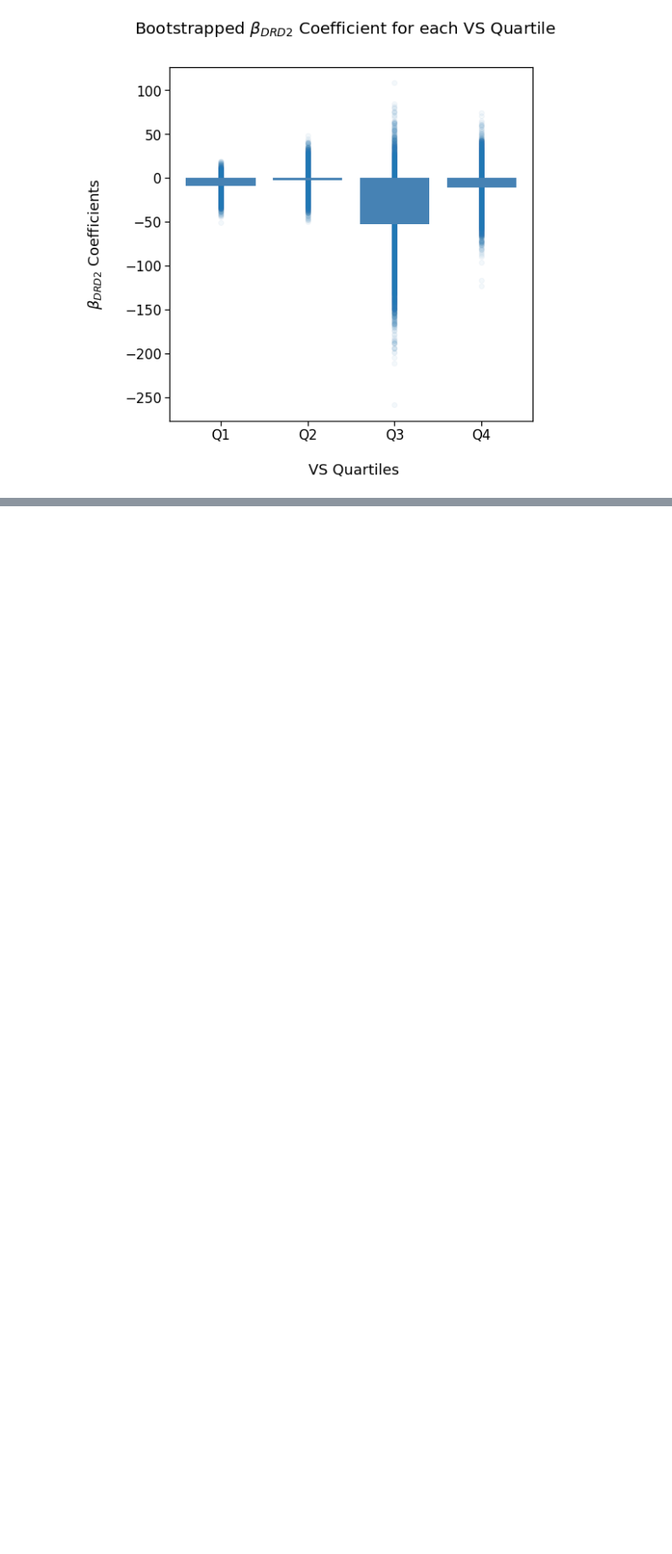
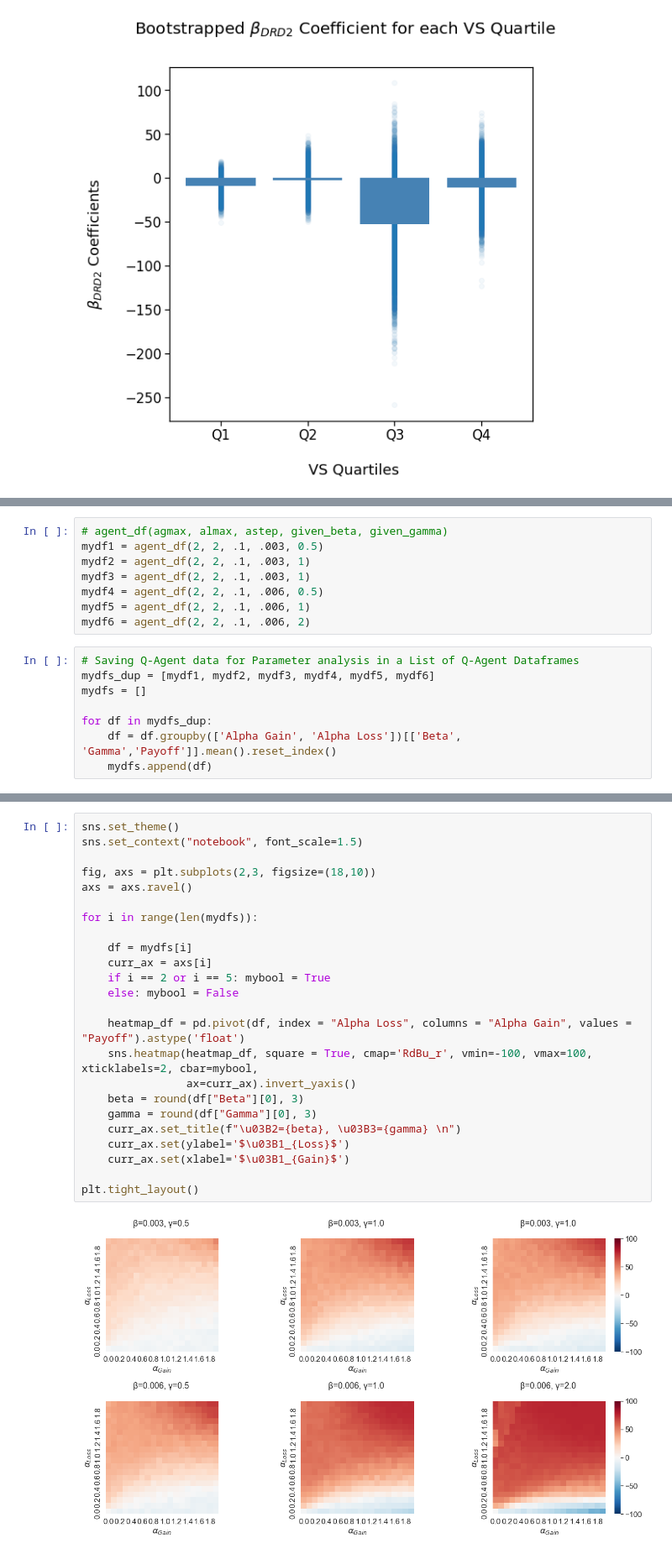
Before and after one commit to cbanuelos/DRD2_Abnormal_Learning, a Jupyter notebook: Data_Analysis_and_Q-Learning.ipynb, the cells around one changed output, grey strips where cells are left out. Shown at 84% size. Saved outputs shown, nothing was run; the diff lists cells and outputs as text; blank space fills up the shorter version.

Commit message:
adding Q-learning code & analysis

```diff
--- a/DataAnalysis_Condensed.ipynb
+++ b/Data_Analysis_and_Q-Learning.ipynb
@@ -580,0 +1103,16 @@ plt.show()
+# %%
+# agent_df(agmax, almax, astep, given_beta, given_gamma)
+mydf1 = agent_df(2, 2, .1, .003, 0.5)
+mydf2 = agent_df(2, 2, .1, .003, 1)
+mydf3 = agent_df(2, 2, .1, .003, 1)
+mydf4 = agent_df(2, 2, .1, .006, 0.5)
+mydf5 = agent_df(2, 2, .1, .006, 1)
+mydf6 = agent_df(2, 2, .1, .006, 2)
+# %%
+# Saving Q-Agent data for Parameter analysis in a List of Q-Agent Dataframes
+mydfs_dup = [mydf1, mydf2, mydf3, mydf4, mydf5, mydf6]
+mydfs = []
+
+for df in mydfs_dup:
+    df = df.groupby(['Alpha Gain', 'Alpha Loss'])[['Beta', 'Gamma','Payoff']].mean().reset_index()
+    mydfs.append(df)
@@ -580,0 +1126,26 @@ plt.show()
+# %%
+sns.set_theme()
+sns.set_context("notebook", font_scale=1.5)
+
+fig, axs = plt.subplots(2,3, figsize=(18,10))
+axs = axs.ravel()
+
+for i in range(len(mydfs)):
+
+    df = mydfs[i]
+    curr_ax = axs[i]
+    if i == 2 or i == 5: mybool = True
+    else: mybool = False
+
+    heatmap_df = pd.pivot(df, index = "Alpha Loss", columns = "Alpha Gain", values = "Payoff").astype('float')
+    sns.heatmap(heatmap_df, square = True, cmap='RdBu_r', vmin=-100, vmax=100, xticklabels=2, cbar=mybool,
+                ax=curr_ax).invert_yaxis()
+    beta = round(df["Beta"][0], 3)
+    gamma = round(df["Gamma"][0], 3)
+    curr_ax.set_title(f"\u03B2={beta}, \u03B3={gamma} \n")
+    curr_ax.set(ylabel='$\u03B1_{Loss}$')
+    curr_ax.set(xlabel='$\u03B1_{Gain}$')
+
+plt.tight_layout()
+# %% [output]
+[figure, added]
```
Also changed, not shown: parts of 32 cells of this notebook, 2 other files.
